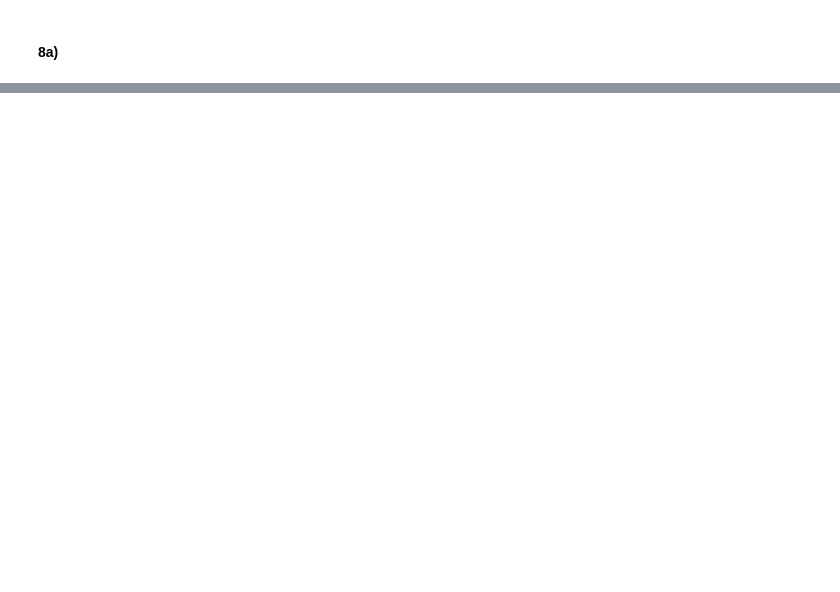
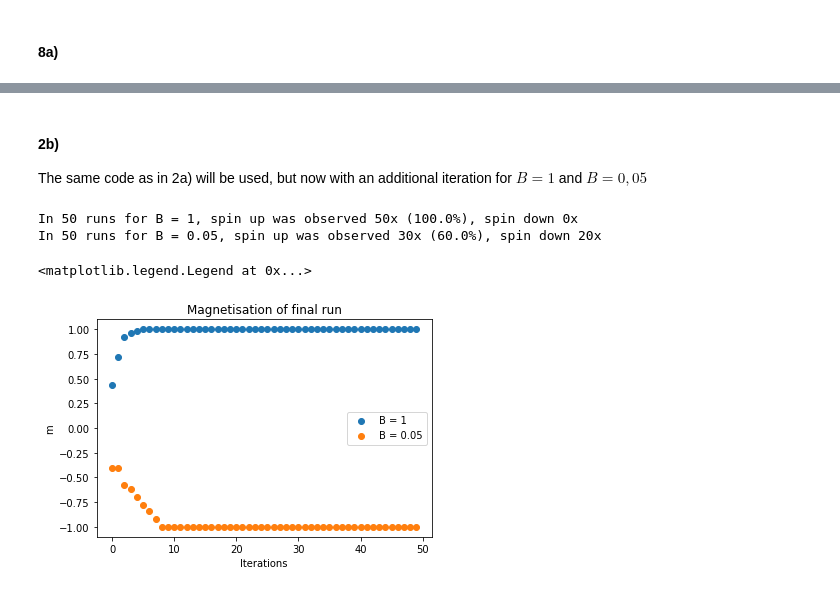
Before and after one commit to KevoSoftworks/computational_physics, a Jupyter notebook: 2_magnetism/magnetism.ipynb, the cells around one changed output, grey strips where cells are left out. Drawn from its saved outputs; the diff is of its cells as text; code cells hidden in the pictures; blank space fills up the shorter version.

```diff
--- a/2_magnetism/magnetism.ipynb
+++ b/2_magnetism/magnetism.ipynb
@@ -396,0 +482,32 @@ At slightly larger displacements, the obtained values for $\chi$ are in the expe
+# %% [markdown]
+#### 2b)
+
+The same code as in 2a) will be used, but now with an additional iteration for $B = 1$ and $B = 0,05$
+# %%
+B = (1, 0.05)
+
+align = [[0,0],[0,0]]
+
+for index, b in enumerate(B):
+    for _ in range(runs):
+        lattice = Lattice(L = L, B = b, J = J, beta = beta)
+        solver = Solver(lattice)
+
+        m = solver.fullsolve(iterations, ("m"))["m"]
+        if np.mean(m) > 0:
+            align[index][0] += 1
+        else:
+            align[index][1] += 1
+
+    plt.scatter(range(iterations), m, label=f"B = {b}")
+    print(f"In {runs} runs for B = {b}, spin up was observed {align[index][0]}x ({100 * align[index][0] / np.sum(align[index])}%), spin down {align[index][1]}x")
+
+plt.xlabel("Iterations")
+plt.ylabel("m")
+plt.title("Magnetisation of final run")
+plt.legend()
+# %% [output]
+In 50 runs for B = 1, spin up was observed 50x (100.0%), spin down 0x
+In 50 runs for B = 0.05, spin up was observed 30x (60.0%), spin down 20x
+<matplotlib.legend.Legend at 0x...>
+[figure, added]
```
Also changed, not shown: parts of 45 cells of this notebook, 5 other files.
